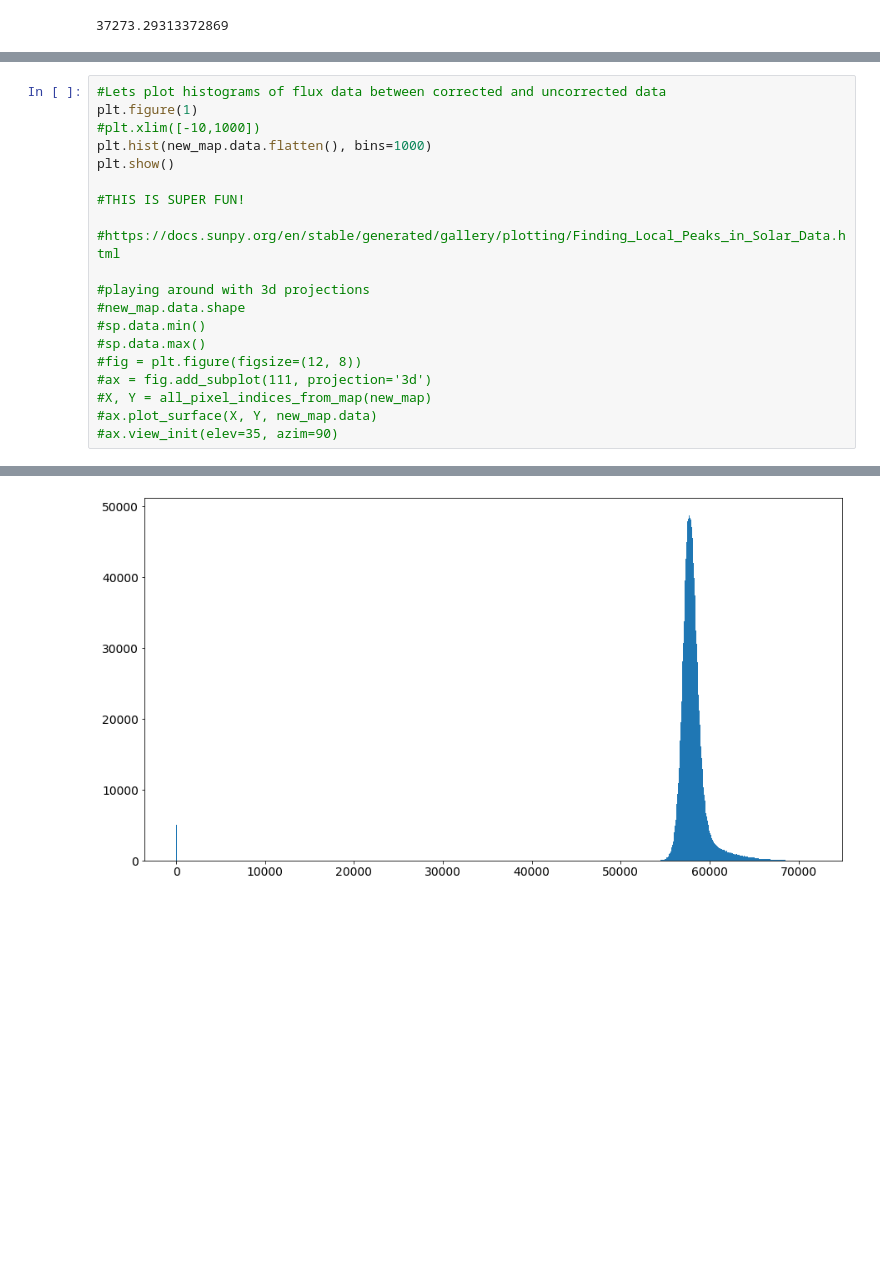
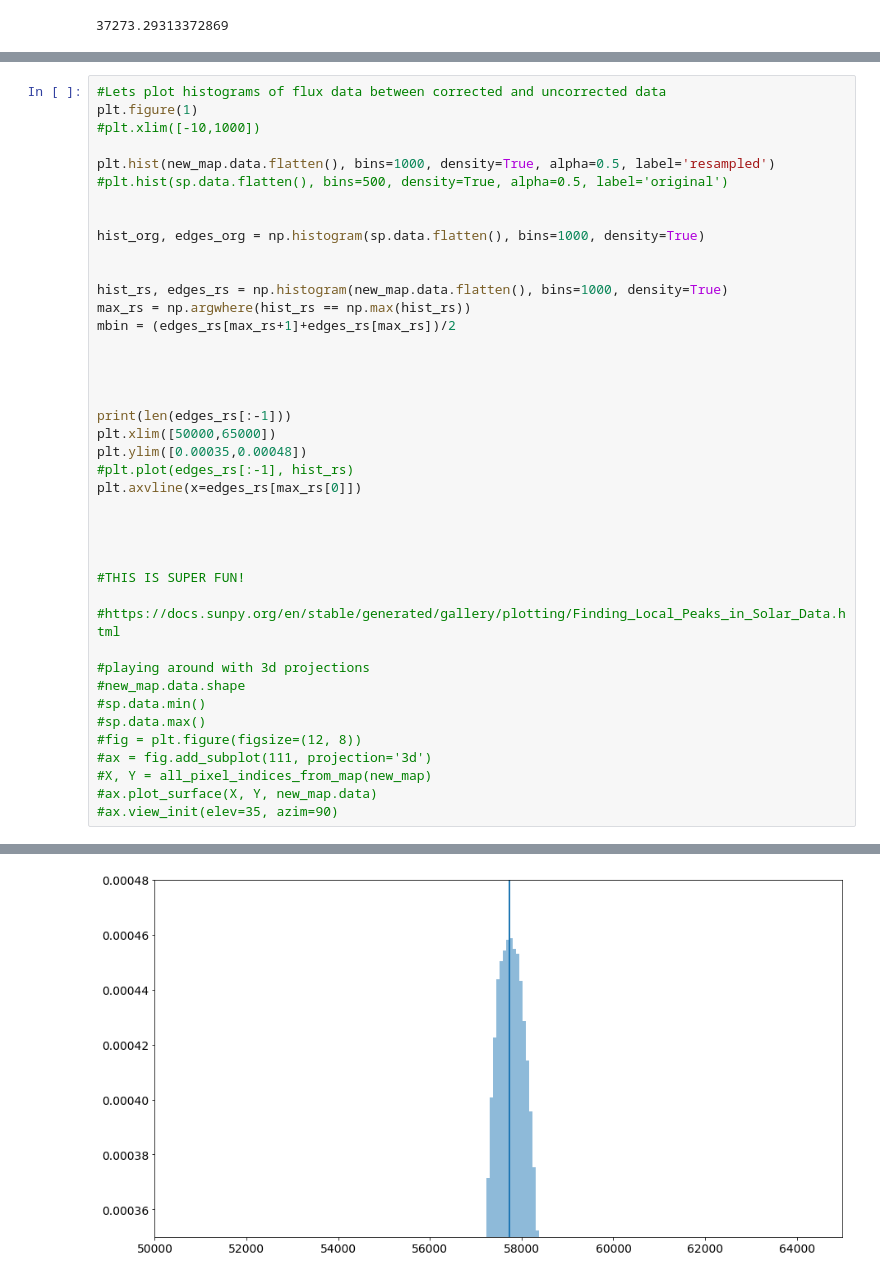
Before and after one commit to lzivadinovic/ondrejov_internship_2019, a Jupyter notebook: does_sunpy_resample_update_header.ipynb, the cells around one changed output, grey strips where cells are left out. Drawn from its saved outputs; the diff is of its cells as text; blank space fills up the shorter version.

Commit message:
Messing around with sunpy resample

```diff
--- a/does_sunpy_resample_update_header.ipynb
+++ b/does_sunpy_resample_update_header.ipynb
@@ -80,8 +61,29 @@ MetaDict([('simple', True),
 #Lets plot histograms of flux data between corrected and uncorrected data
 plt.figure(1)
 #plt.xlim([-10,1000])
-plt.hist(new_map.data.flatten(), bins=1000)
-plt.show()
+
+plt.hist(new_map.data.flatten(), bins=1000, density=True, alpha=0.5, label='resampled')
+#plt.hist(sp.data.flatten(), bins=500, density=True, alpha=0.5, label='original')
+
+
+hist_org, edges_org = np.histogram(sp.data.flatten(), bins=1000, density=True)
+
+
+hist_rs, edges_rs = np.histogram(new_map.data.flatten(), bins=1000, density=True)
+max_rs = np.argwhere(hist_rs == np.max(hist_rs))
+mbin = (edges_rs[max_rs+1]+edges_rs[max_rs])/2
+
+
+
+
+print(len(edges_rs[:-1]))
+plt.xlim([50000,65000])
+plt.ylim([0.00035,0.00048])
+#plt.plot(edges_rs[:-1], hist_rs)
+plt.axvline(x=edges_rs[max_rs[0]])
+
+
+
 
 #THIS IS SUPER FUN!
 
@@ -100 +104 @@ plt.show()
-[figure, old version]
+[figure, new version]
```
Also changed, not shown: parts of 4 cells of this notebook.
